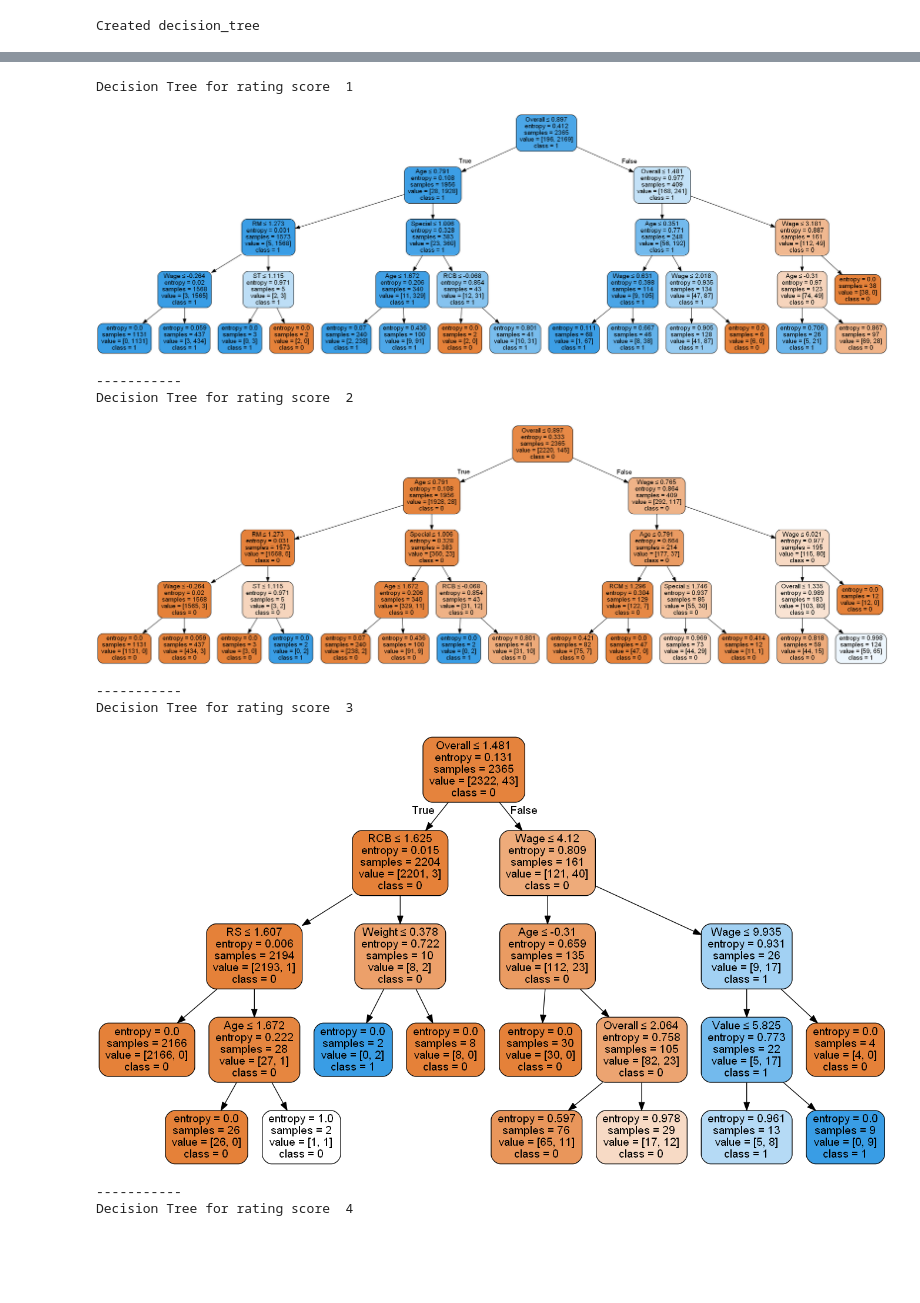
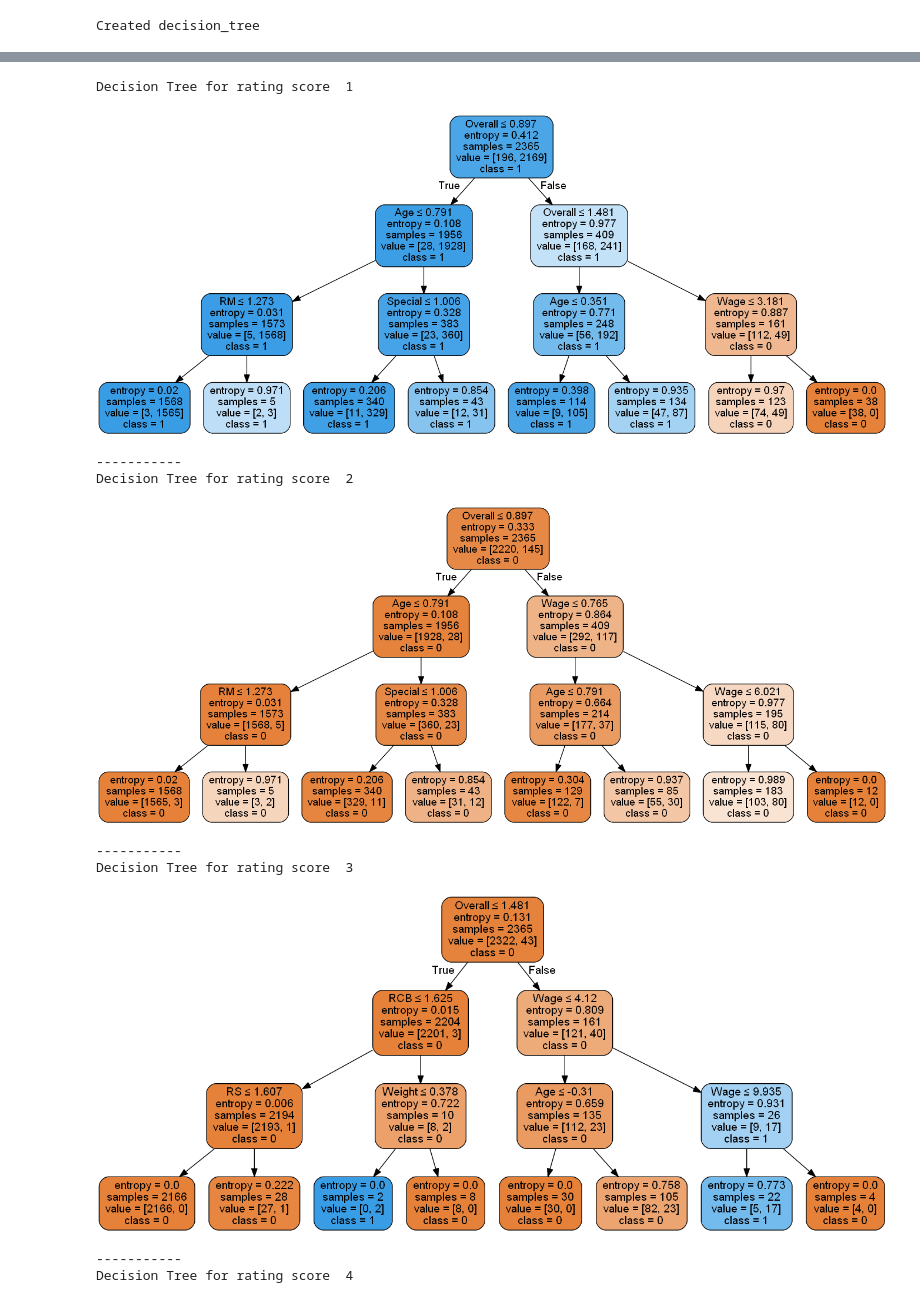
Before and after one commit to caoliang/psupr-CA1-project, a Jupyter notebook: classification-data.ipynb, the cells around one changed output, grey strips where cells are left out. Cells and saved outputs as stored; diff of their text form; code cells hidden in the pictures; blank space fills up the shorter version.

Commit message:
Complete to use gridsearchcv to improve the classifier model;

```diff
--- a/classification-data.ipynb
+++ b/classification-data.ipynb
@@ -197,7 +232,13 @@ Created gaussian_proc
 # Compute test scores
 timer_check = time.time()
 print('start training')
-gaussian_proc.fit(X_train, y_train)
+
+# Best model
+best_gaussian_proc = grid_gaussian_proc.fit(X_train, y_train)
+
+#Print all the Parameters that gave the best results:
+print('Best Parameters', grid_gaussian_proc.best_params_)
+
 print('training spent: ', show_time_spent(timer_check))
 # %% [output]
 start training
@@ -229,17 +271,31 @@ Best ROC score for Naive Bayes: 0.9667
 # Step 4. Solve with Decision Tree
 # %%
 from sklearn.tree import DecisionTreeClassifier
+from sklearn import metrics
 
 # create Decision Tree model for multi-class and one vs rest mode
-decision_tree = OneVsRestClassifier(DecisionTreeClassifier(criterion='entropy', max_depth=4, random_state=1))
+decision_tree = OneVsRestClassifier(DecisionTreeClassifier(random_state=1))
 print('Created decision_tree')
+#print("parameters: ", decision_tree.get_params().keys())
+
+# Create GridSearch to find best model
+criterion = ['entropy', 'gini']
+max_depth = [ 3, 4, 5, 6, 7, 8, 9, 10]
+hyperparameters = dict(estimator__criterion=criterion, estimator__max_depth=max_depth)
+
+# Fit model using gridsearch
+grid_decision_tree = GridSearchCV(decision_tree, hyperparameters, scoring = 'roc_auc', verbose=0)
+#print(sorted(metrics.SCORERS.keys()))
 # %% [output]
 Created decision_tree
 # %%
-# Training
-decision_tree.fit(X_train, y_train)
+# Best model
+best_decision_tree = grid_decision_tree.fit(X_train, y_train)
+
+#Print all the Parameters that gave the best results:
+print('Best Parameters', grid_decision_tree.best_params_)
 
 # Compute test scores
-y_pred_proba = decision_tree.predict_proba(X_test)
+y_pred_proba = best_decision_tree.predict_proba(X_test)
 print('y_pred_proba: ', y_pred_proba.shape)
 # %% [output]
@@ -261,41 +318,41 @@ Best ROC score for Decision Tree: 0.8170
 # %%
 import warnings
 warnings.filterwarnings("ignore", category=DeprecationWarning)
 
 #DT visualizatin method 3
 #!conda install -y pydotplus
 from sklearn.tree import export_graphviz
 from sklearn.externals.six import StringIO
 from IPython.display import Image, display
 import pydotplus
 import os
 os.environ["PATH"] += os.pathsep + 'D:/App/Graphviz2.38/bin/'
 
 def show_decision_tree(decision_tree_model, features, out_png_file='decision_tree.png', classes=['0', '1']):
     dot_data = StringIO()
     export_graphviz(decision_tree_model, out_file=dot_data,
                     filled=True, rounded=True,
                     special_characters=True,feature_names=features, class_names=classes)
     graph = pydotplus.graph_from_dot_data(dot_data.getvalue())
     graph.write_png(out_png_file)
     img = Image(filename = out_png_file)
     display(img)
 
 for i in range(n_classes):
     rating_score = i + 1
     print('Decision Tree for rating score ', rating_score)
     out_png_file = 'decision_tree{}.png'.format(rating_score)
-    show_decision_tree(decision_tree.estimators_[i], X.columns, out_png_file=out_png_file)
+    show_decision_tree(best_decision_tree.best_estimator_.estimators_[i], X.columns, out_png_file=out_png_file)
     print("-----------")
 # %% [output]
 Decision Tree for rating score  1
-[figure, old version]
+[figure, new version]
 -----------
 Decision Tree for rating score  2
-[figure, old version]
+[figure, new version]
 -----------
 Decision Tree for rating score  3
-[figure, old version]
+[figure, new version]
 -----------
 Decision Tree for rating score  4
 [figure]
```
Also changed, not shown: parts of 13 cells of this notebook, 3 other files.
